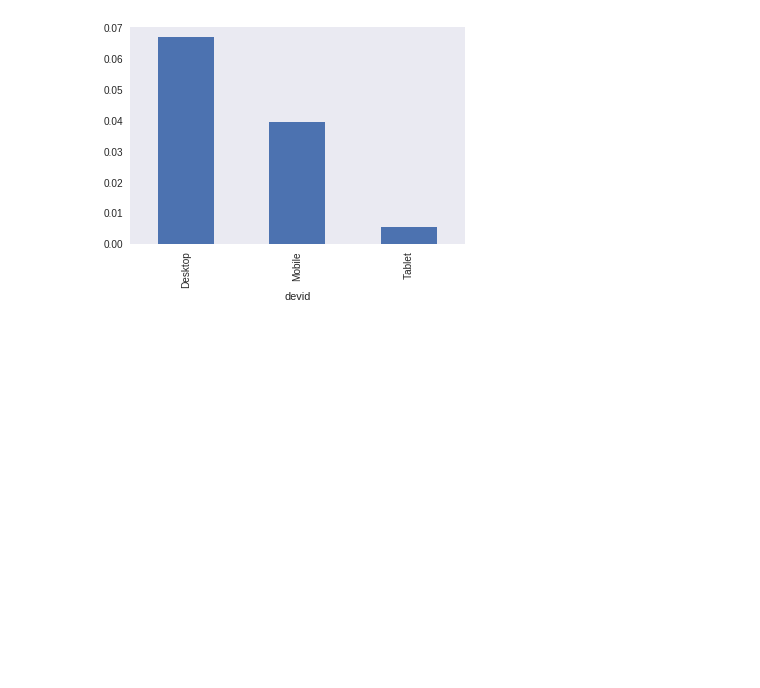
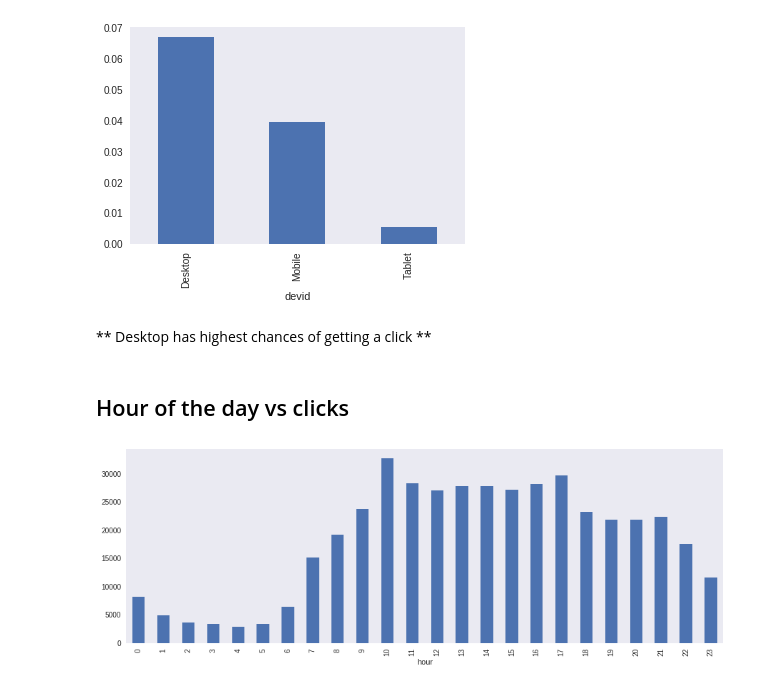
Before and after one commit to numb3r33/predict_ads, a Jupyter notebook: notebooks/Experiment5.ipynb, the cells around one changed output. Drawn from its saved outputs; the diff is of its cells as text; code cells hidden in the pictures; blank space fills up the shorter version.

```diff
--- a/notebooks/Experiment5.ipynb
+++ b/notebooks/Experiment5.ipynb
@@ -23,10 +23,10 @@ gc.collect()
 # %%
 dtype = {
-    'merchant': 'uint32'
+    'category': 'uint32'
 }
 
 train = pd.read_csv('../data/raw/205e1808-6-dataset/train.csv',
-                    usecols=['ID', 'devid', 'click']
+                    usecols=['ID', 'browserid', 'click']
                    )
 
 # test  = pd.read_csv('../data/raw/205e1808-6-dataset/test.csv',
@@ -127,3 +127,14 @@ train.groupby('devid')['click'].sum().plot(kind='bar');
 train.groupby('devid')['click'].mean().plot(kind='bar');
 # %% [output]
 [figure]
+# %% [markdown]
+** Desktop has highest chances of getting a click **
+# %% [markdown]
+## Hour of the day vs clicks
+# %%
+train = train.assign(hour=train.datetime.dt.hour)
+# %%
+fig, ax = plt.subplots(1, 1, figsize=(15, 5))
+train.groupby('hour')['click'].sum().plot(kind='bar', ax=ax);
+# %% [output]
+[figure, added]
```
Also changed, not shown: parts of 11 cells of this notebook, 1 other file.
